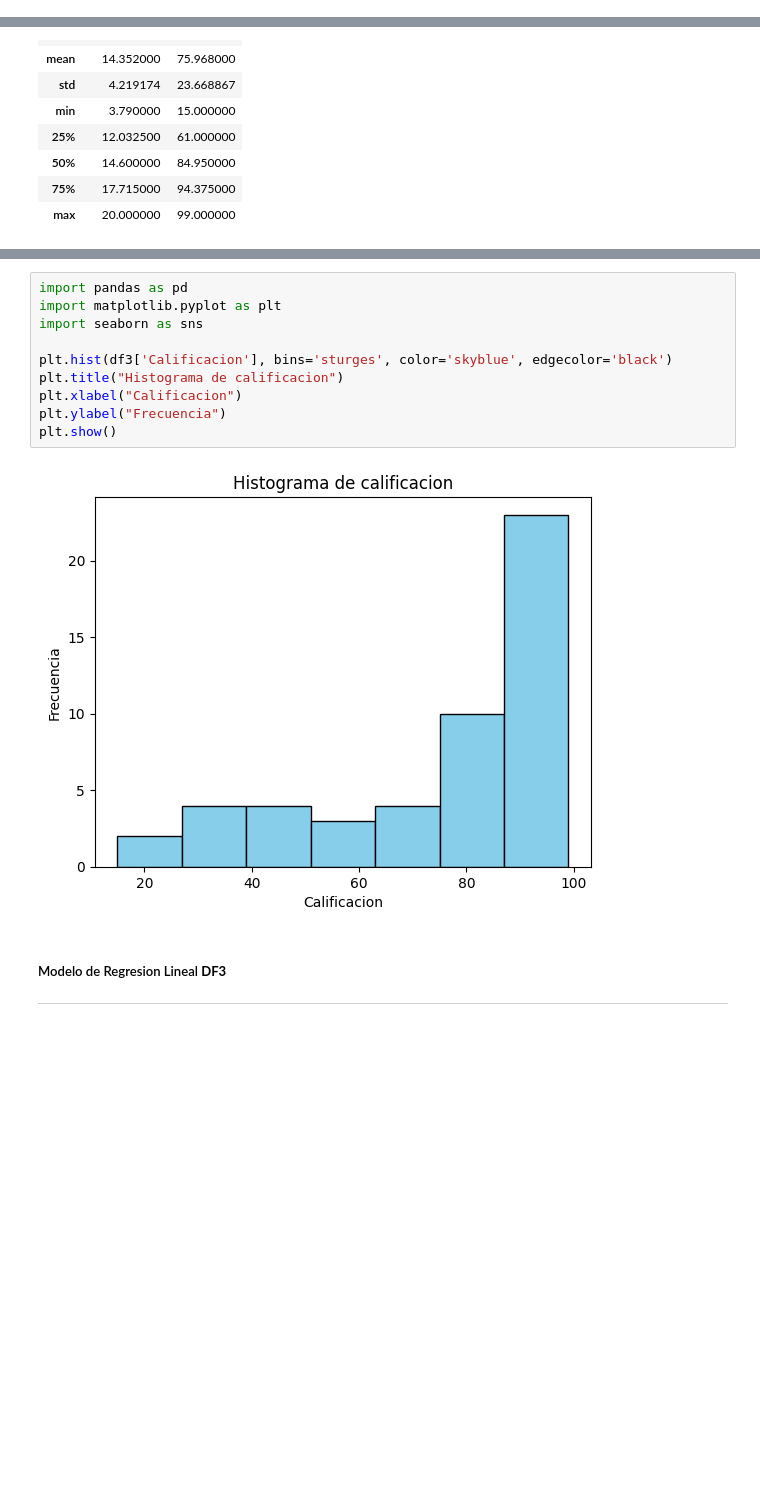
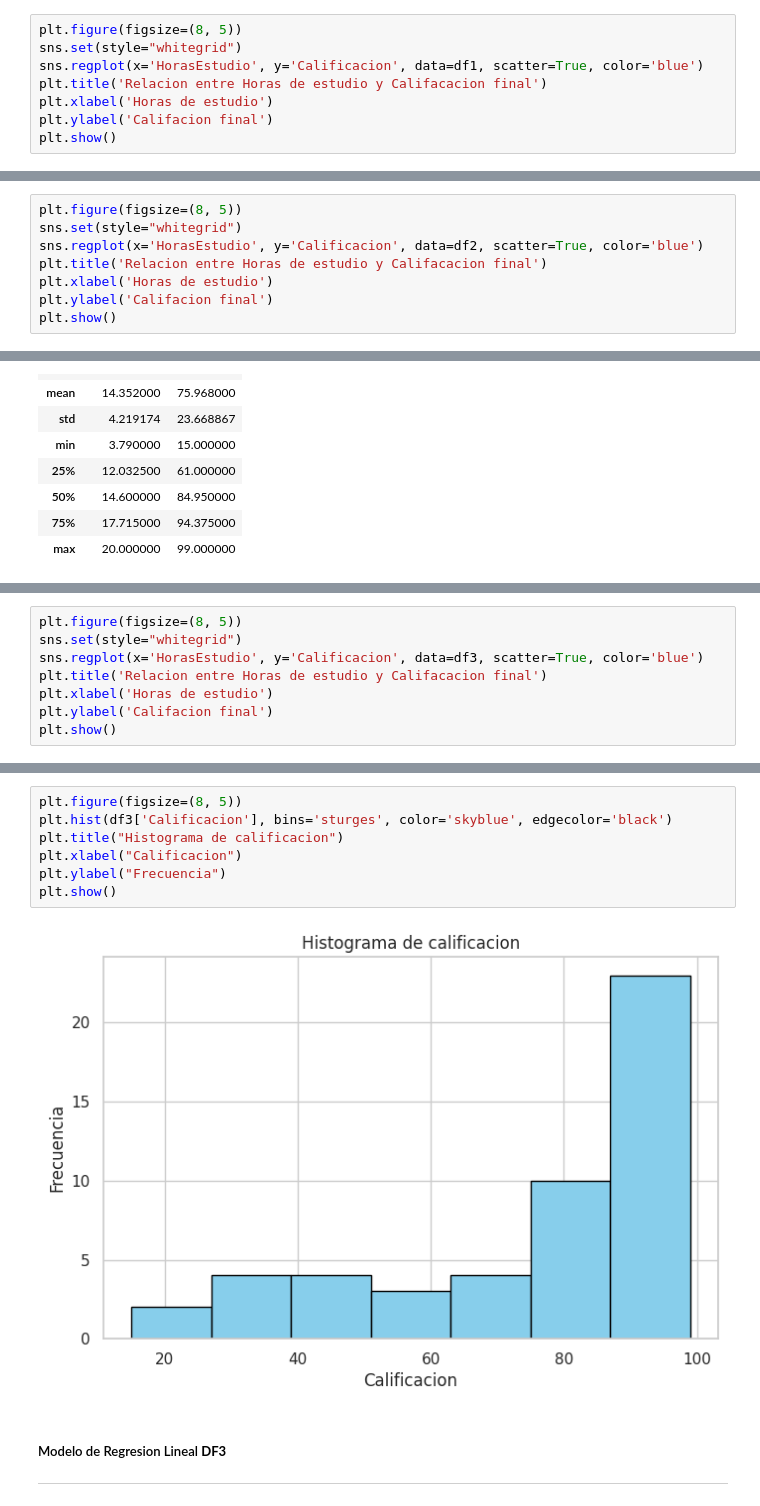
Before and after one commit to f3rch0-dz/probabilidad, a Jupyter notebook: Unidad5/PracticaFinalU5.ipynb, the cells around one changed output, grey strips where cells are left out. Drawn from its saved outputs; the diff is of its cells as text; blank space fills up the shorter version.

```diff
--- a/Unidad5/PracticaFinalU5.ipynb
+++ b/Unidad5/PracticaFinalU5.ipynb
@@ -41,0 +50,8 @@ df1.describe()
+# %%
+plt.figure(figsize=(8, 5))
+sns.set(style="whitegrid")
+sns.regplot(x='HorasEstudio', y='Calificacion', data=df1, scatter=True, color='blue')
+plt.title('Relacion entre Horas de estudio y Califacacion final')
+plt.xlabel('Horas de estudio')
+plt.ylabel('Califacion final')
+plt.show()
@@ -146,0 +166,8 @@ df2.describe()
+# %%
+plt.figure(figsize=(8, 5))
+sns.set(style="whitegrid")
+sns.regplot(x='HorasEstudio', y='Calificacion', data=df2, scatter=True, color='blue')
+plt.title('Relacion entre Horas de estudio y Califacacion final')
+plt.xlabel('Horas de estudio')
+plt.ylabel('Califacion final')
+plt.show()
@@ -249,0 +276,8 @@ df3.describe()
+# %%
+plt.figure(figsize=(8, 5))
+sns.set(style="whitegrid")
+sns.regplot(x='HorasEstudio', y='Calificacion', data=df3, scatter=True, color='blue')
+plt.title('Relacion entre Horas de estudio y Califacacion final')
+plt.xlabel('Horas de estudio')
+plt.ylabel('Califacion final')
+plt.show()
@@ -250,15 +290,12 @@ df3.describe()
 # %%
-import pandas as pd
-import matplotlib.pyplot as plt
-import seaborn as sns
-
+plt.figure(figsize=(8, 5))
 plt.hist(df3['Calificacion'], bins='sturges', color='skyblue', edgecolor='black')
 plt.title("Histograma de calificacion")
 plt.xlabel("Calificacion")
 plt.ylabel("Frecuencia")
 plt.show()
 # %% [output]
-[figure, old version]
+[figure, new version]
 # %% [markdown]
 ##### Modelo de Regresion Lineal **DF3**
 
```
Also changed, not shown: parts of 30 cells of this notebook.
